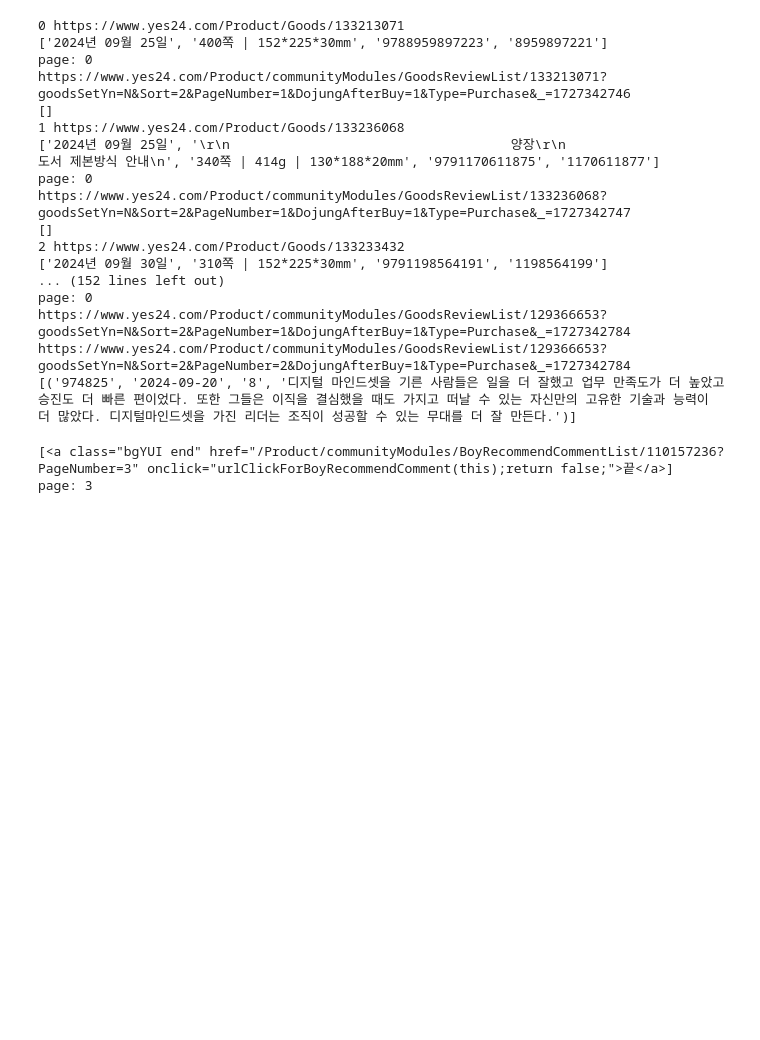
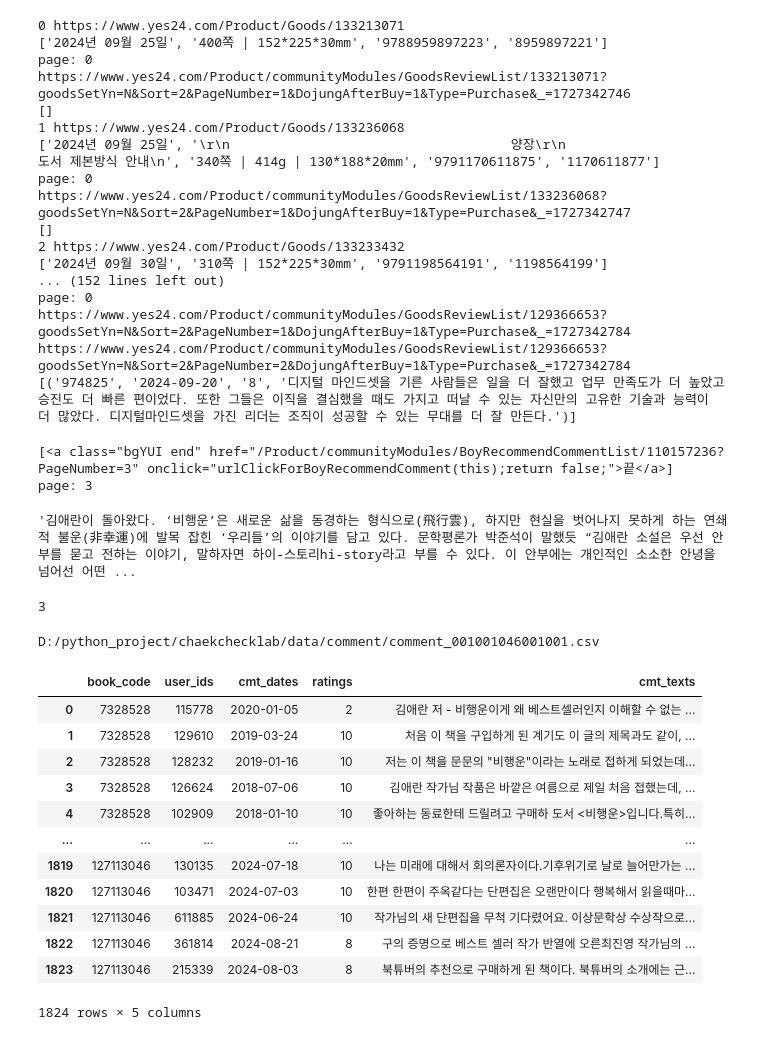
Before and after one commit to chaekcheck/chaekchecklab, a Jupyter notebook: crawling/specific_info.ipynb, the cells around one changed output. Saved outputs shown, nothing was run; the diff lists cells and outputs as text; code cells hidden in the pictures; blank space fills up the shorter version.

```diff
--- a/crawling/specific_info.ipynb
+++ b/crawling/specific_info.ipynb
@@ -156,0 +161,5 @@ page: 3
+# %%
+intro = soup.select_one('div.infoWrap_txtInner').text.strip()
+intro
+# %% [output]
+'김애란이 돌아왔다. ‘비행운’은 새로운 삶을 동경하는 형식으로(飛行雲), 하지만 현실을 벗어나지 못하게 하는 연쇄적 불운(非幸運)에 발목 잡힌 ‘우리들’의 이야기를 담고 있다. 문학평론가 박준석이 말했듯 “김애란 소설은 우선 안부를 묻고 전하는 이야기, 말하자면 하이-스토리hi-story라고 부를 수 있다. 이 안부에는 개인적인 소소한 안녕을 넘어선 어떤 ...
@@ -156,0 +168,23 @@ page: 3
+# %%
+len(x)
+# %% [output]
+3
+# %%
+p = r"D:\python_project\chaekchecklab\data\comment\comment_001001046002001.csv".replace('\\', '/')
+print(p)
+pd.read_csv(p)
+# %% [output]
+D:/python_project/chaekchecklab/data/comment/comment_001001046001001.csv
+|  | book_code | user_ids | cmt_dates | ratings | cmt_texts |
+| 0 | 7328528 | 115778 | 2020-01-05 | 2 | 김애란 저 - 비행운이게 왜 베스트셀러인지 이해할 수 없는 ... |
+| 1 | 7328528 | 129610 | 2019-03-24 | 10 | 처음 이 책을 구입하게 된 계기도 이 글의 제목과도 같이, ... |
+| 2 | 7328528 | 128232 | 2019-01-16 | 10 | 저는 이 책을 문문의 "비행운"이라는 노래로 접하게 되었는데... |
+| 3 | 7328528 | 126624 | 2018-07-06 | 10 | 김애란 작가님 작품은 바깥은 여름으로 제일 처음 접했는데, ... |
+| 4 | 7328528 | 102909 | 2018-01-10 | 10 | 좋아하는 동료한테 드릴려고 구매하 도서 <비행운>입니다.특히... |
+| ... | ... | ... | ... | ... | ... |
+| 1819 | 127113046 | 130135 | 2024-07-18 | 10 | 나는 미래에 대해서 회의론자이다.기후위기로 날로 늘어만가는 ... |
+| 1820 | 127113046 | 103471 | 2024-07-03 | 10 | 한편 한편이 주옥같다는 단편집은 오랜만이다 행복해서 읽을때마... |
+| 1821 | 127113046 | 611885 | 2024-06-24 | 10 | 작가님의 새 단편집을 무척 기다렸어요. 이상문학상 수상작으로... |
+| 1822 | 127113046 | 361814 | 2024-08-21 | 8 | 구의 증명으로 베스트 셀러 작가 반열에 오른최진영 작가님의 ... |
+| 1823 | 127113046 | 215339 | 2024-08-03 | 8 | 북튜버의 추천으로 구매하게 된 책이다. 북튜버의 소개에는 근... |
+1824 rows × 5 columns
```
Also changed, not shown: parts of 4 cells of this notebook, 4 other files.
